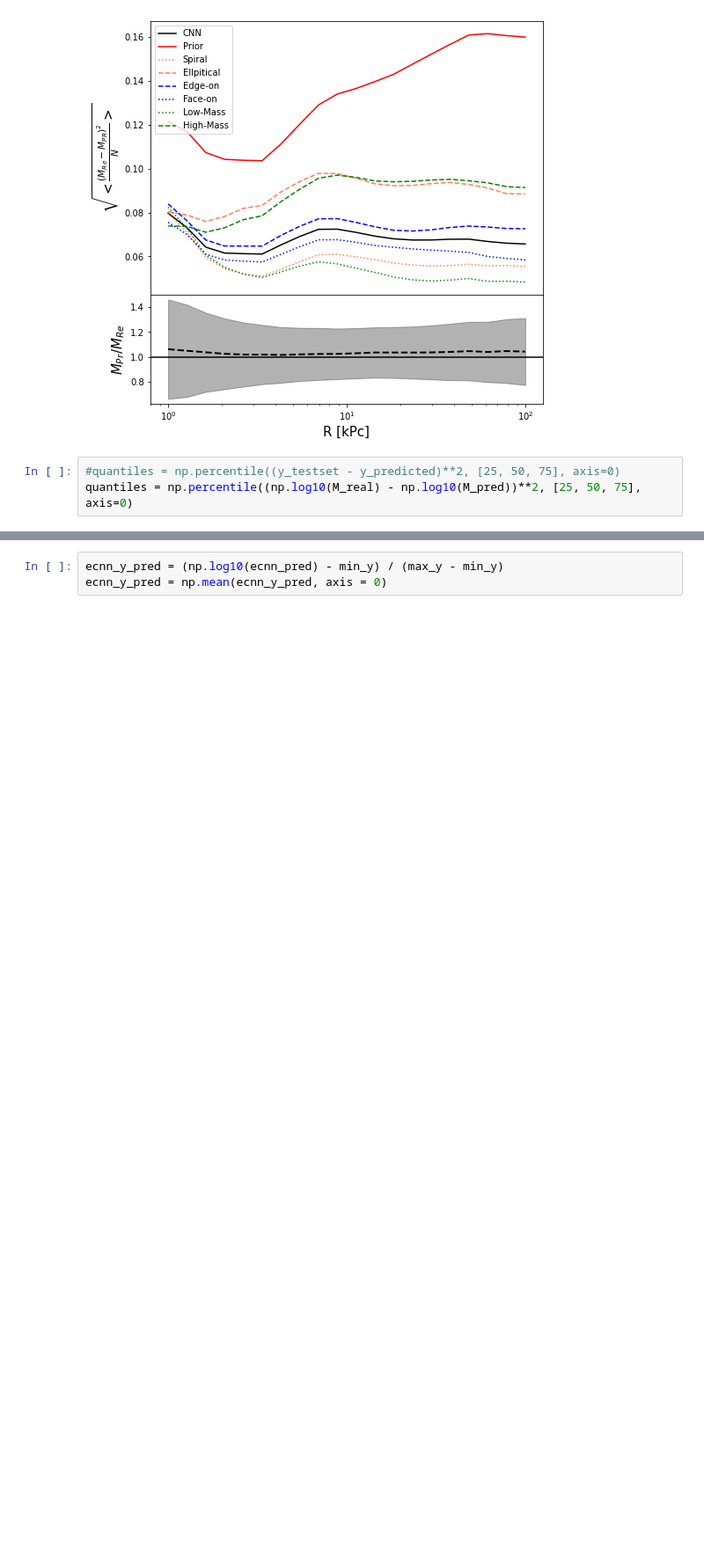
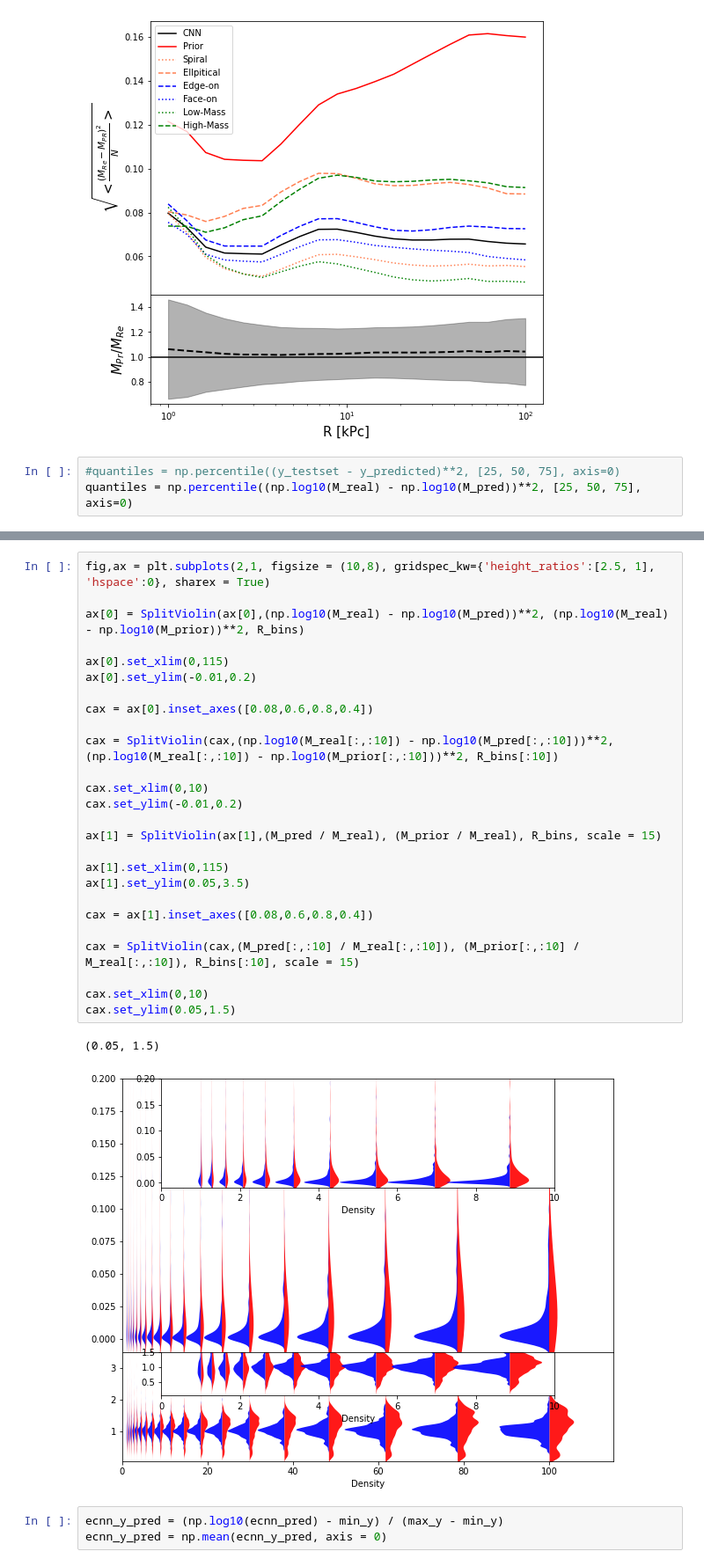
Before and after one commit to Martindelosrios/MaDaMe, a Jupyter notebook: codes/CNNs.ipynb, the cells around one changed output, grey strips where cells are left out. Shown at 88% size. Drawn from its saved outputs; the diff is of its cells as text; blank space fills up the shorter version.

```diff
--- a/codes/CNNs.ipynb
+++ b/codes/CNNs.ipynb
@@ -1183,3 +1230,32 @@ ax[0].set_ylim(1e-3,1e-1)
+# %%
+fig,ax = plt.subplots(2,1, figsize = (10,8), gridspec_kw={'height_ratios':[2.5, 1], 'hspace':0}, sharex = True)
+
+ax[0] = SplitViolin(ax[0],(np.log10(M_real) - np.log10(M_pred))**2, (np.log10(M_real) - np.log10(M_prior))**2, R_bins)
+
+ax[0].set_xlim(0,115)
+ax[0].set_ylim(-0.01,0.2)
+
+cax = ax[0].inset_axes([0.08,0.6,0.8,0.4])
+
+cax = SplitViolin(cax,(np.log10(M_real[:,:10]) - np.log10(M_pred[:,:10]))**2, (np.log10(M_real[:,:10]) - np.log10(M_prior[:,:10]))**2, R_bins[:10])
+
+cax.set_xlim(0,10)
+cax.set_ylim(-0.01,0.2)
+
+ax[1] = SplitViolin(ax[1],(M_pred / M_real), (M_prior / M_real), R_bins, scale = 15)
+
+ax[1].set_xlim(0,115)
+ax[1].set_ylim(0.05,3.5)
+
+cax = ax[1].inset_axes([0.08,0.6,0.8,0.4])
+
+cax = SplitViolin(cax,(M_pred[:,:10] / M_real[:,:10]), (M_prior[:,:10] / M_real[:,:10]), R_bins[:10], scale = 15)
+
+cax.set_xlim(0,10)
+cax.set_ylim(0.05,1.5)
+# %% [output]
+(0.05, 1.5)
+[figure, added]
 # %%
 ecnn_y_pred = (np.log10(ecnn_pred) - min_y) / (max_y - min_y)
 ecnn_y_pred = np.mean(ecnn_y_pred, axis = 0)
```
Also changed, not shown: parts of 7 cells of this notebook.
